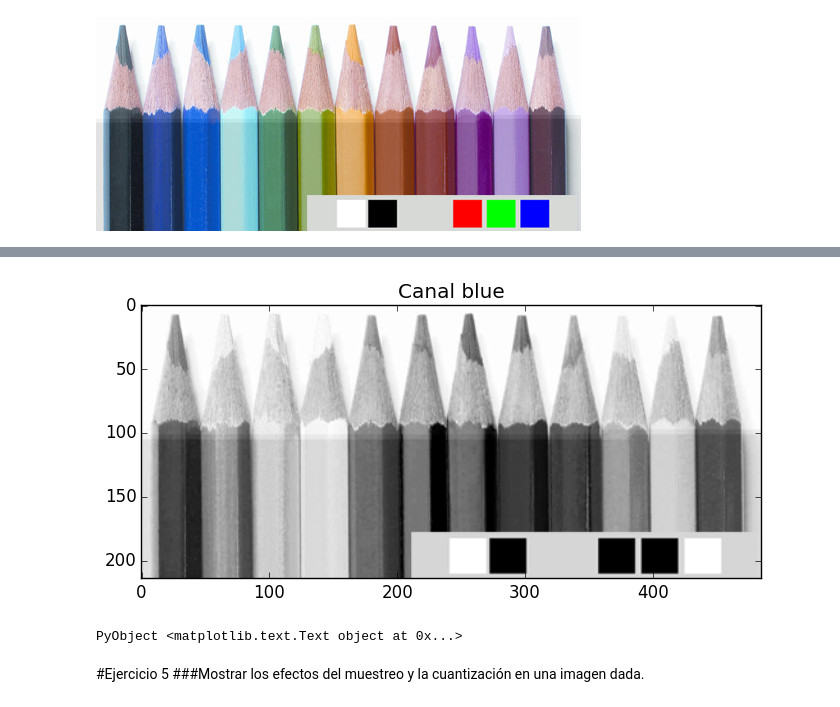
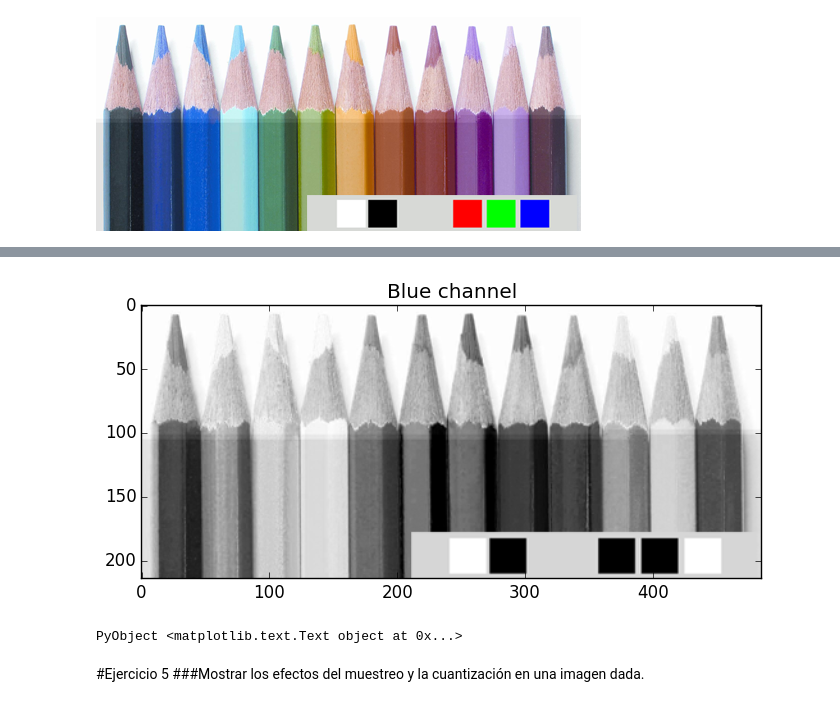
Before and after one commit to elsuizo/Practicas_vision, a Jupyter notebook: Practica1/Julia/practica1.ipynb, the cells around one changed output, grey strips where cells are left out. Saved outputs shown, nothing was run; the diff lists cells and outputs as text; code cells hidden in the pictures.

```diff
--- a/Practica1/Julia/practica1.ipynb
+++ b/Practica1/Julia/practica1.ipynb
@@ -129,9 +146,9 @@ PyObject <matplotlib.text.Text object at 0x...>
 img_blue = Images.blue(img_pens);
 # %%
 PyPlot.imshow(img_blue',cmap="gray")
-PyPlot.title("Canal blue")
+PyPlot.title("Blue channel")
 # %% [output]
-[figure, old version]
+[figure, new version]
 PyObject <matplotlib.text.Text object at 0x...>
 # %% [markdown]
 #Ejercicio 5
```
Also changed, not shown: parts of 14 cells of this notebook, 2 other files.
